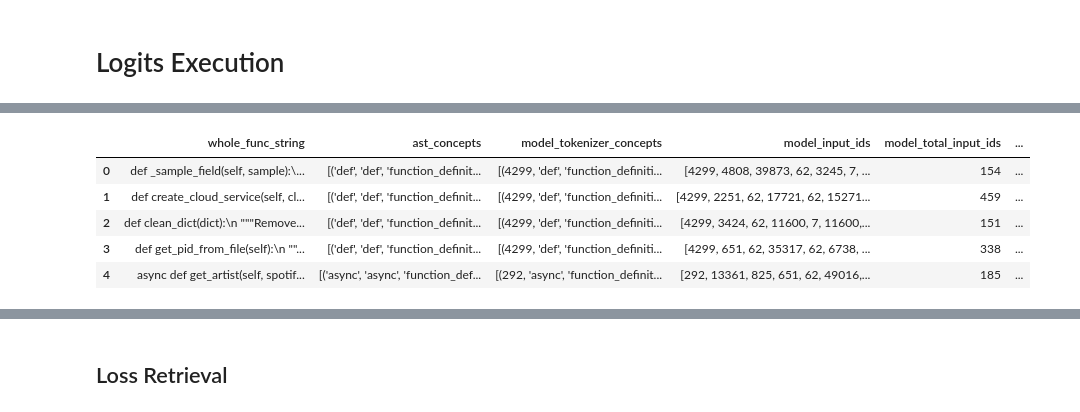
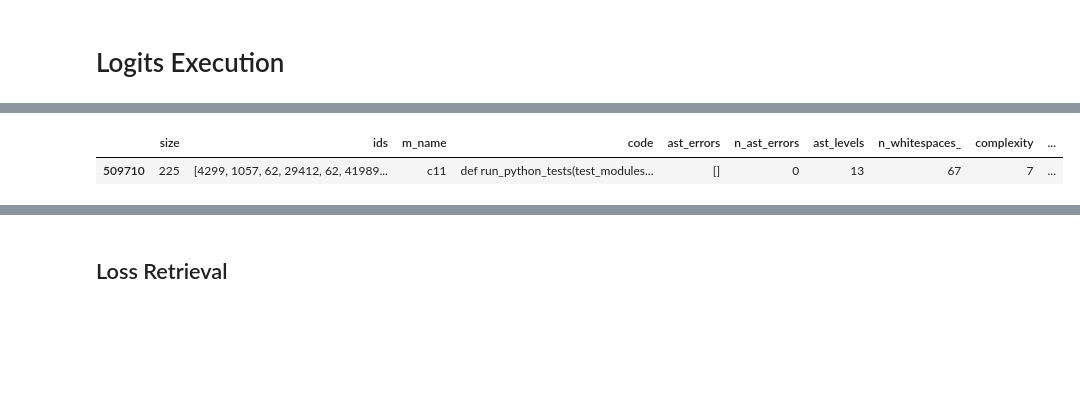
Before and after one commit to WM-SEMERU/CodeSyntaxConcept, a Jupyter notebook: experimental_notebooks/2_data_engineering_v1.ipynb, the cells around one changed output, grey strips where cells are left out. Saved outputs shown, nothing was run; the diff lists cells and outputs as text; code cells hidden in the pictures; blank space fills up the shorter version.

```diff
--- a/experimental_notebooks/2_data_engineering_v1.ipynb
+++ b/experimental_notebooks/2_data_engineering_v1.ipynb
@@ -357,13 +317,9 @@ max_logit_token_prompt,min_logit_token_prompt,actual_logit_token_prompt = batchi
+# %%
+dataframe_to_save.head(1)
+# %% [output]
+|  | size | ids | m_name | code | ast_errors | n_ast_errors | ast_levels | n_whitespaces_ | complexity | ... |
+| 509710 | 225 | [4299, 1057, 62, 29412, 62, 41989... | c11 | def run_python_tests(test_modules... | [] | 0 | 13 | 67 | 7 | ... |
 # %%
-dataframe_to_save = data_pd.copy()
-dataframe_to_save['max_prob_case'] = max_logit_token_prompt
-dataframe_to_save['min_prob_case'] = min_logit_token_prompt
-dataframe_to_save['actual_prob_case'] = actual_logit_token_prompt
-dataframe_to_save.head()
+dataframe_to_save['max_prob'] = max_logit_token_prompt
+dataframe_to_save['min_prob'] = min_logit_token_prompt
+dataframe_to_save['actual_prob'] = actual_logit_token_prompt
-# %% [output]
-|  | whole_func_string | ast_concepts | model_tokenizer_concepts | model_input_ids | model_total_input_ids | ... |
-| 0 | def _sample_field(self, sample):\... | [('def', 'def', 'function_definit... | [(4299, 'def', 'function_definiti... | [4299, 4808, 39873, 62, 3245, 7, ... | 154 | ... |
-| 1 | def create_cloud_service(self, cl... | [('def', 'def', 'function_definit... | [(4299, 'def', 'function_definiti... | [4299, 2251, 62, 17721, 62, 15271... | 459 | ... |
-| 2 | def clean_dict(dict):\n """Remove... | [('def', 'def', 'function_definit... | [(4299, 'def', 'function_definiti... | [4299, 3424, 62, 11600, 7, 11600,... | 151 | ... |
-| 3 | def get_pid_from_file(self):\n ""... | [('def', 'def', 'function_definit... | [(4299, 'def', 'function_definiti... | [4299, 651, 62, 35317, 62, 6738, ... | 338 | ... |
-| 4 | async def get_artist(self, spotif... | [('async', 'async', 'function_def... | [(292, 'async', 'function_definit... | [292, 13361, 825, 651, 62, 49016,... | 185 | ... |
```
Also changed, not shown: parts of 48 cells of this notebook, 3 other files.
